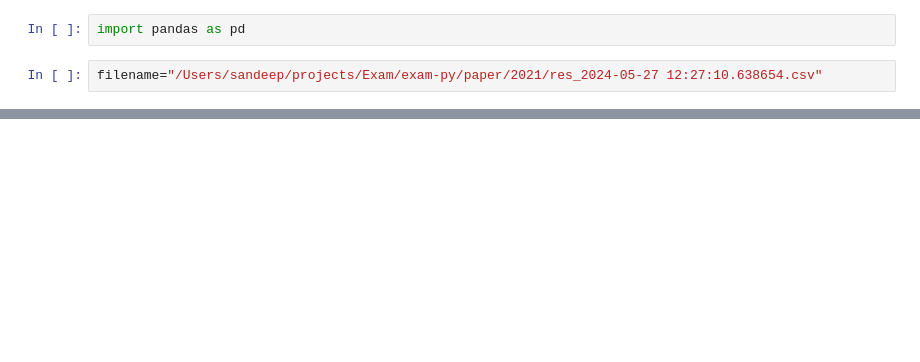
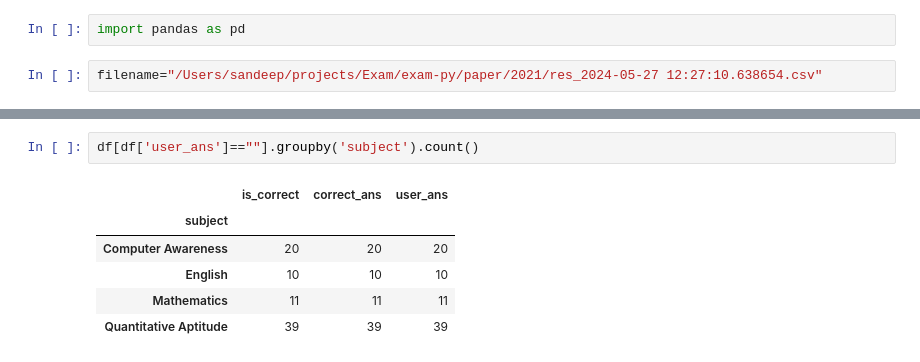
Before and after one commit to sandeepnRES/exam-py, a Jupyter notebook: Untitled.ipynb, the cells around one changed output, grey strips where cells are left out. Saved outputs shown, nothing was run; the diff lists cells and outputs as text; blank space fills up the shorter version.

```diff
--- a/Untitled.ipynb
+++ b/Untitled.ipynb
@@ -30,0 +30,9 @@ os.path.splitext(os.path.basename("res_2024-05-27 12:27:10.638654.csv"))[0]
+# %%
+df[df['user_ans']==""].groupby('subject').count()
+# %% [output]
+|  | is_correct | correct_ans | user_ans |
+| subject |  |  |  |
+| Computer Awareness | 20 | 20 | 20 |
+| English | 10 | 10 | 10 |
+| Mathematics | 11 | 11 | 11 |
+| Quantitative Aptitude | 39 | 39 | 39 |
```
Also changed, not shown: parts of 11 cells of this notebook, 4 other files.
